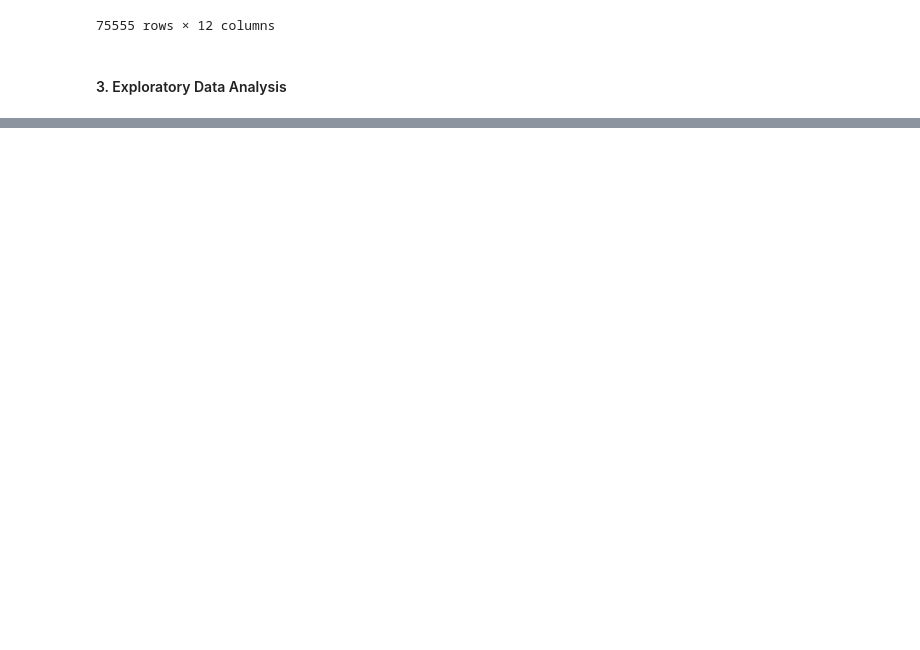
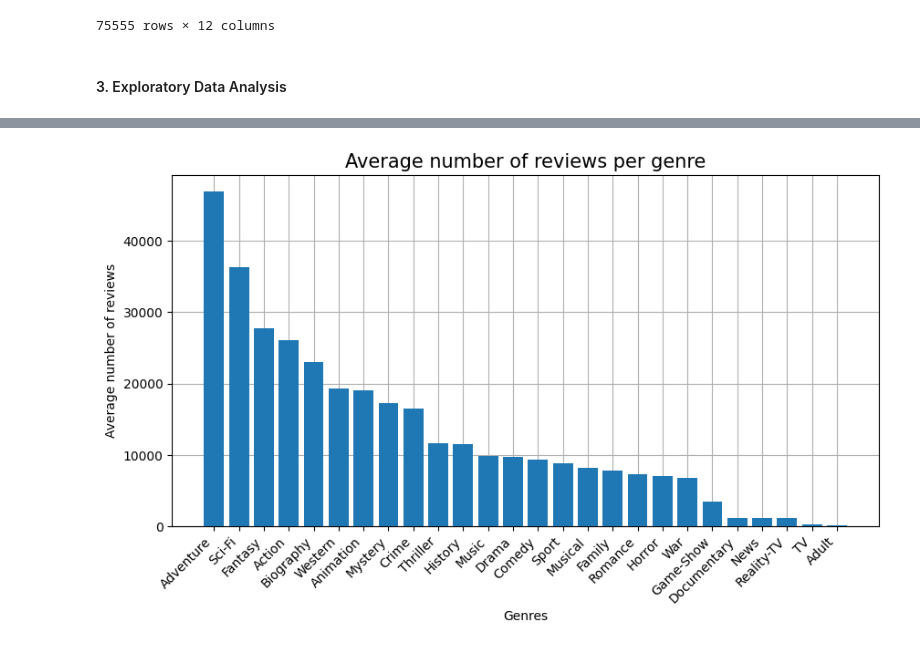
Before and after one commit to Wangari-web/dsc-phase-1-project-v2-4, a Jupyter notebook: student.ipynb, the cells around one changed output, grey strips where cells are left out. Cells and saved outputs as stored; diff of their text form; code cells hidden in the pictures; blank space fills up the shorter version.

```diff
--- a/student.ipynb
+++ b/student.ipynb
@@ -623,0 +634,35 @@ Using the merged_df data, we will create a bar plot to show the average populari
+# %%
+#create a  data farame
+genre_analysis = merged_df.dropna(subset=['avg_rating', 'numvotes'])
+# %%
+#exctract  individual genres and comile a list of unique genres
+categories = []
+for genre_list in genre_analysis['genres']:
+    for genre in genre_list.split(','):
+        categories.append(genre)
+all_genres = set(categories)
+# %%
+#calculate average review counts for each genre and store in a dictionary
+popularity = {}
+for genre in all_genres:
+    avg_reviews = genre_analysis[genre_analysis['genres'].str.contains(genre)]['numvotes'].mean()
+    popularity[genre] = avg_reviews
+# %%
+#sort genres and review counts
+sorted_genres = sorted(popularity, key = popularity.get, reverse=True)
+sorted_reviews = sorted(popularity.values(), reverse=True)
+# %%
+#plot the bar graph
+import matplotlib.pyplot as plt
+
+fig, ax = plt.subplots(figsize=(10, 5))
+ax.grid(zorder=0)
+ax.bar(sorted_genres, sorted_reviews, zorder=3)
+ax.set_xlabel('Genres', fontsize=10)
+ax.set_ylabel('Average number of reviews', fontsize=10)
+ax.set_title('Average number of reviews per genre', fontsize=15)
+plt.xticks(rotation=45, ha='right')
+
+plt.show()
+# %% [output]
+[figure, added]
```
Also changed, not shown: parts of 2 cells of this notebook.
